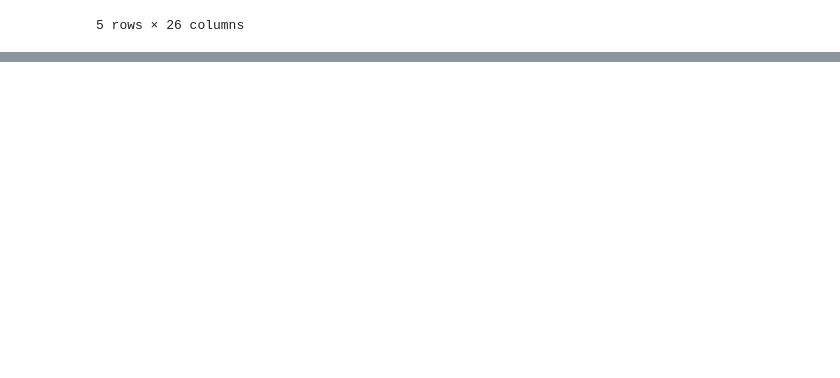
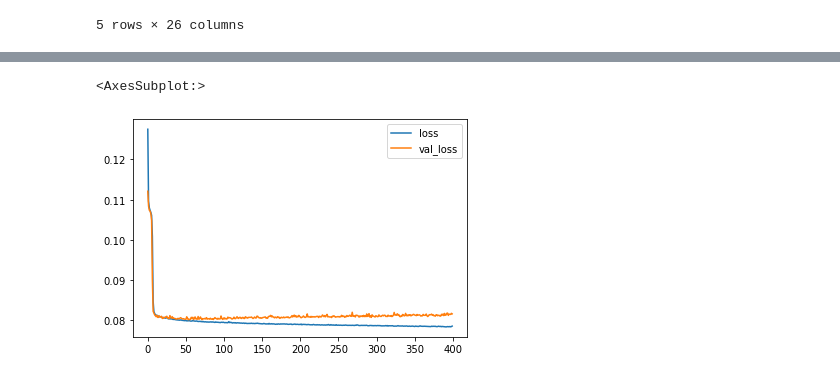
Before and after one commit to satyamraj123/All-Lending-Club-Loan-Data, a Jupyter notebook: my notebook.ipynb, the cells around one changed output, grey strips where cells are left out. Cells and saved outputs as stored; diff of their text form; code cells hidden in the pictures; blank space fills up the shorter version.

```diff
--- a/my notebook.ipynb
+++ b/my notebook.ipynb
@@ -856,0 +890,14 @@ X_train.head()
+# %%
+model=Sequential()
+model.add(Dense(26,activation='relu'))
+model.add(Dense(13,activation='relu'))
+model.add(Dense(10,activation='relu'))
+model.add(Dense(26,activation='relu'))
+model.add(Dense(13,activation='relu'))
+
+model.add(Dense(1,activation='sigmoid'))
+#model.add(Dense(1,activation=unit_step_function))
+
+model.compile(optimizer='adam',loss='mse')
+# %%
+model.fit(x=X_train,y=y_train,validation_data=(X_test,y_test),batch_size=256,epochs=400)
@@ -856,0 +923,7 @@ X_train.head()
+# %%
+losses=pd.DataFrame(model.history.history)
+# %%
+losses.plot()
+# %% [output]
+<AxesSubplot:>
+[figure, added]
```
Also changed, not shown: parts of 16 cells of this notebook.
